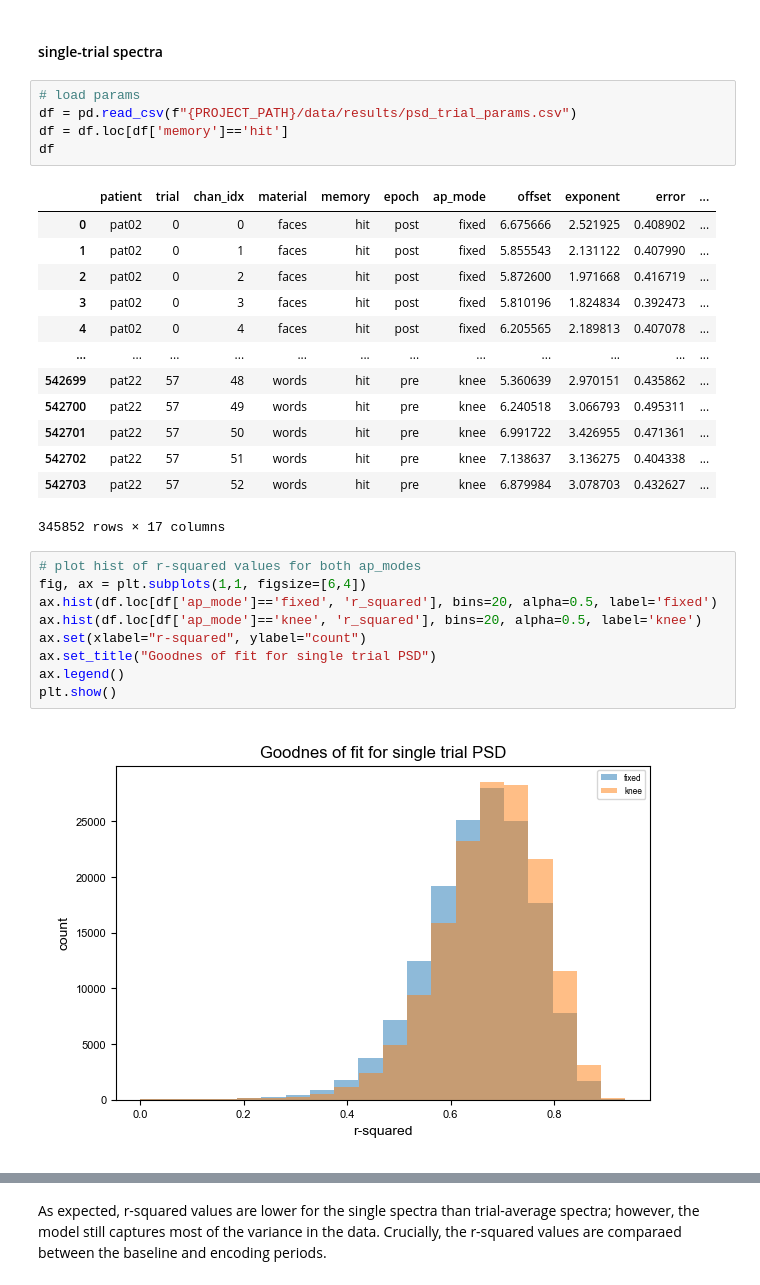
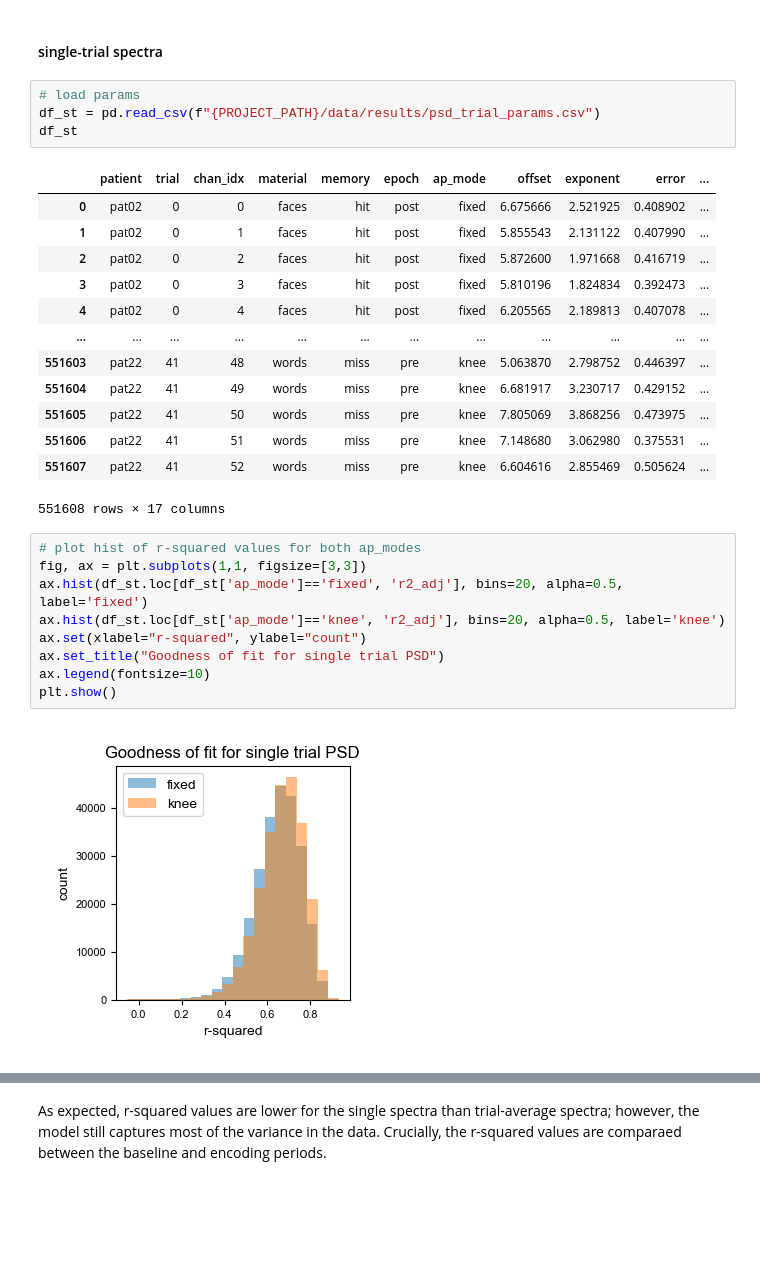
Before and after one commit to voytekresearch/oscillation_vs_exponent, a Jupyter notebook: notebooks/assess_model_fits.ipynb, the cells around one changed output, grey strips where cells are left out. Saved outputs shown, nothing was run; the diff lists cells and outputs as text; blank space fills up the shorter version.

Commit message:
move r-squared histograms

```diff
--- a/notebooks/assess_model_fits.ipynb
+++ b/notebooks/assess_model_fits.ipynb
@@ -188,9 +188,8 @@ plt.show()
 #### single-trial spectra
 # %%
 # load params
-df = pd.read_csv(f"{PROJECT_PATH}/data/results/psd_trial_params.csv")
-df = df.loc[df['memory']=='hit']
-df
+df_st = pd.read_csv(f"{PROJECT_PATH}/data/results/psd_trial_params.csv")
+df_st
 # %% [output]
 |  | patient | trial | chan_idx | material | memory | epoch | ap_mode | offset | exponent | error | ... |
 | 0 | pat02 | 0 | 0 | faces | hit | post | fixed | 6.675666 | 2.521925 | 0.408902 | ... |
@@ -199,21 +198,21 @@ df
 | 3 | pat02 | 0 | 3 | faces | hit | post | fixed | 5.810196 | 1.824834 | 0.392473 | ... |
 | 4 | pat02 | 0 | 4 | faces | hit | post | fixed | 6.205565 | 2.189813 | 0.407078 | ... |
 | ... | ... | ... | ... | ... | ... | ... | ... | ... | ... | ... | ... |
-| 542699 | pat22 | 57 | 48 | words | hit | pre | knee | 5.360639 | 2.970151 | 0.435862 | ... |
-| 542700 | pat22 | 57 | 49 | words | hit | pre | knee | 6.240518 | 3.066793 | 0.495311 | ... |
-| 542701 | pat22 | 57 | 50 | words | hit | pre | knee | 6.991722 | 3.426955 | 0.471361 | ... |
-| 542702 | pat22 | 57 | 51 | words | hit | pre | knee | 7.138637 | 3.136275 | 0.404338 | ... |
-| 542703 | pat22 | 57 | 52 | words | hit | pre | knee | 6.879984 | 3.078703 | 0.432627 | ... |
+| 551603 | pat22 | 41 | 48 | words | miss | pre | knee | 5.063870 | 2.798752 | 0.446397 | ... |
+| 551604 | pat22 | 41 | 49 | words | miss | pre | knee | 6.681917 | 3.230717 | 0.429152 | ... |
+| 551605 | pat22 | 41 | 50 | words | miss | pre | knee | 7.805069 | 3.868256 | 0.473975 | ... |
+| 551606 | pat22 | 41 | 51 | words | miss | pre | knee | 7.148680 | 3.062980 | 0.375531 | ... |
+| 551607 | pat22 | 41 | 52 | words | miss | pre | knee | 6.604616 | 2.855469 | 0.505624 | ... |
-345852 rows × 17 columns
+551608 rows × 17 columns
 # %%
 # plot hist of r-squared values for both ap_modes
-fig, ax = plt.subplots(1,1, figsize=[6,4])
-ax.hist(df.loc[df['ap_mode']=='fixed', 'r_squared'], bins=20, alpha=0.5, label='fixed')
-ax.hist(df.loc[df['ap_mode']=='knee', 'r_squared'], bins=20, alpha=0.5, label='knee')
+fig, ax = plt.subplots(1,1, figsize=[3,3])
+ax.hist(df_st.loc[df_st['ap_mode']=='fixed', 'r2_adj'], bins=20, alpha=0.5, label='fixed')
+ax.hist(df_st.loc[df_st['ap_mode']=='knee', 'r2_adj'], bins=20, alpha=0.5, label='knee')
 ax.set(xlabel="r-squared", ylabel="count")
-ax.set_title("Goodnes of fit for single trial PSD")
-ax.legend()
+ax.set_title("Goodness of fit for single trial PSD")
+ax.legend(fontsize=10)
 plt.show()
 # %% [output]
-[figure, old version]
+[figure, new version]
 # %%
```
Also changed, not shown: parts of 2 cells of this notebook, 1 other file.
